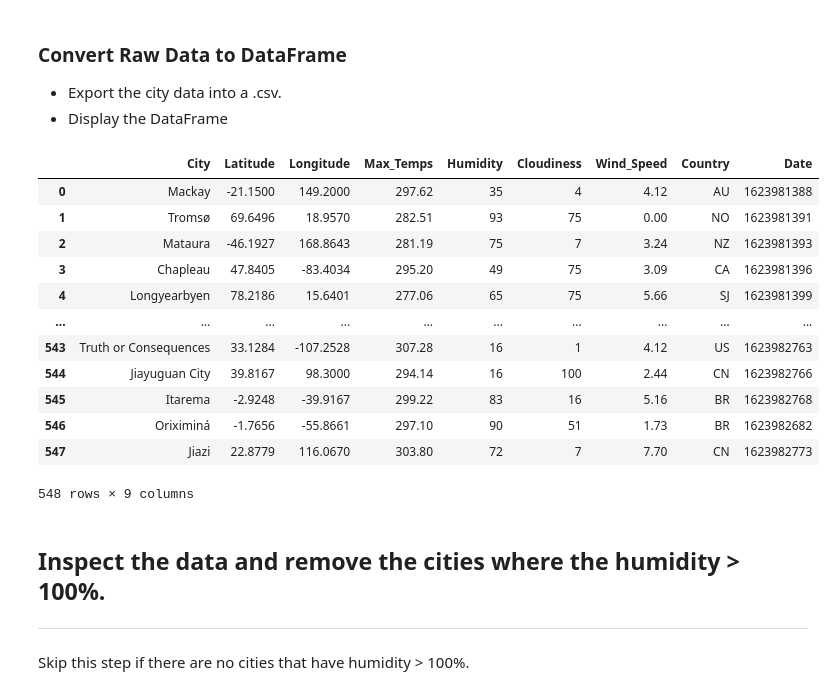
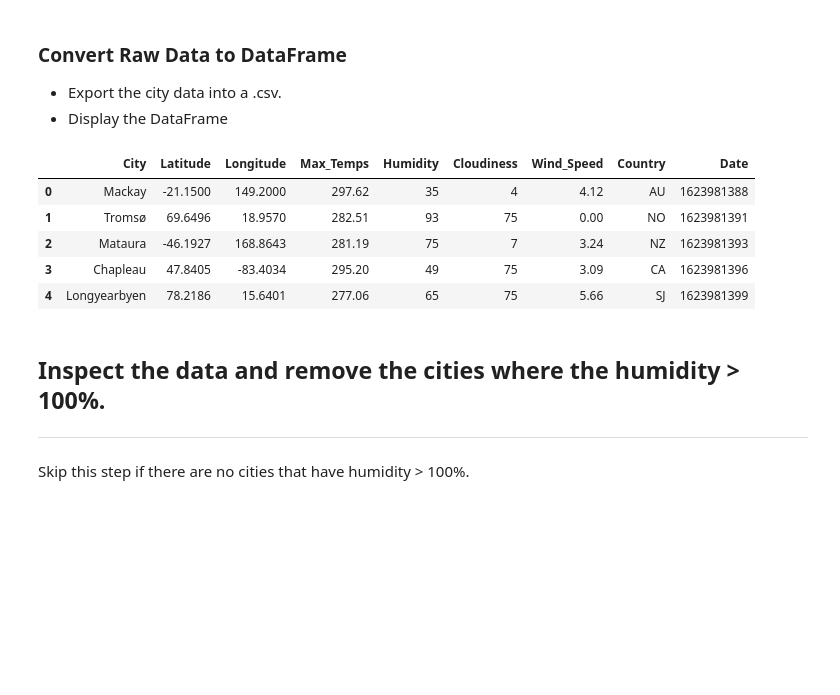
Before and after one commit to Lubinl/Python_APIs_Challenge, a Jupyter notebook: WeatherPy/WeatherPy.ipynb, the cells around one changed output. Saved outputs shown, nothing was run; the diff lists cells and outputs as text; code cells hidden in the pictures; blank space fills up the shorter version.

```diff
--- a/WeatherPy/WeatherPy.ipynb
+++ b/WeatherPy/WeatherPy.ipynb
@@ -77,7 +77,7 @@ f"-----------------------------\n")
 #Run loop through city list
 for city in cities:
     #Build partial query URL
-    query_url = f"{url}q={cape town.replace(' ','+')}&appid={weather_api_key}"
+    query_url = f"{url}q={city.replace(' ','+')}&appid={weather_api_key}"
     #Response from API requests
     response = requests.get(query_url).json()
     #Call and creation of list
@@ -129,34 +129,27 @@ Processing Record 28 of Set 11 | jiazi
 * Export the city data into a .csv.
 * Display the DataFrame
 # %%
-# #Converting Raw data
+#Converting Raw data
 weather_df = pd.DataFrame({
     "City": city_list,
     "Latitude": lat_list,
     "Longitude": lng_list,
     "Max_Temps": max_temp_list,
     "Humidity": hum_list,
     "Cloudiness": cloudy_list,
     "Wind_Speed": wind_list,
     "Country": country_list,
     "Date": date_list
 })
-
-weather_df
+#Show df
+weather_df.head()
 # %% [output]
 |  | City | Latitude | Longitude | Max_Temps | Humidity | Cloudiness | Wind_Speed | Country | Date |
 | 0 | Mackay | -21.1500 | 149.2000 | 297.62 | 35 | 4 | 4.12 | AU | 1623981388 |
 | 1 | Tromsø | 69.6496 | 18.9570 | 282.51 | 93 | 75 | 0.00 | NO | 1623981391 |
 | 2 | Mataura | -46.1927 | 168.8643 | 281.19 | 75 | 7 | 3.24 | NZ | 1623981393 |
 | 3 | Chapleau | 47.8405 | -83.4034 | 295.20 | 49 | 75 | 3.09 | CA | 1623981396 |
 | 4 | Longyearbyen | 78.2186 | 15.6401 | 277.06 | 65 | 75 | 5.66 | SJ | 1623981399 |
-| ... | ... | ... | ... | ... | ... | ... | ... | ... | ... |
-| 543 | Truth or Consequences | 33.1284 | -107.2528 | 307.28 | 16 | 1 | 4.12 | US | 1623982763 |
-| 544 | Jiayuguan City | 39.8167 | 98.3000 | 294.14 | 16 | 100 | 2.44 | CN | 1623982766 |
-| 545 | Itarema | -2.9248 | -39.9167 | 299.22 | 83 | 16 | 5.16 | BR | 1623982768 |
-| 546 | Oriximiná | -1.7656 | -55.8661 | 297.10 | 90 | 51 | 1.73 | BR | 1623982682 |
-| 547 | Jiazi | 22.8779 | 116.0670 | 303.80 | 72 | 7 | 7.70 | CN | 1623982773 |
-548 rows × 9 columns
 # %%
 #Save df as CSV file
 weather_df.to_csv('CityWeather.csv')
```
Also changed, not shown: parts of 2 cells of this notebook, 17 other files.
